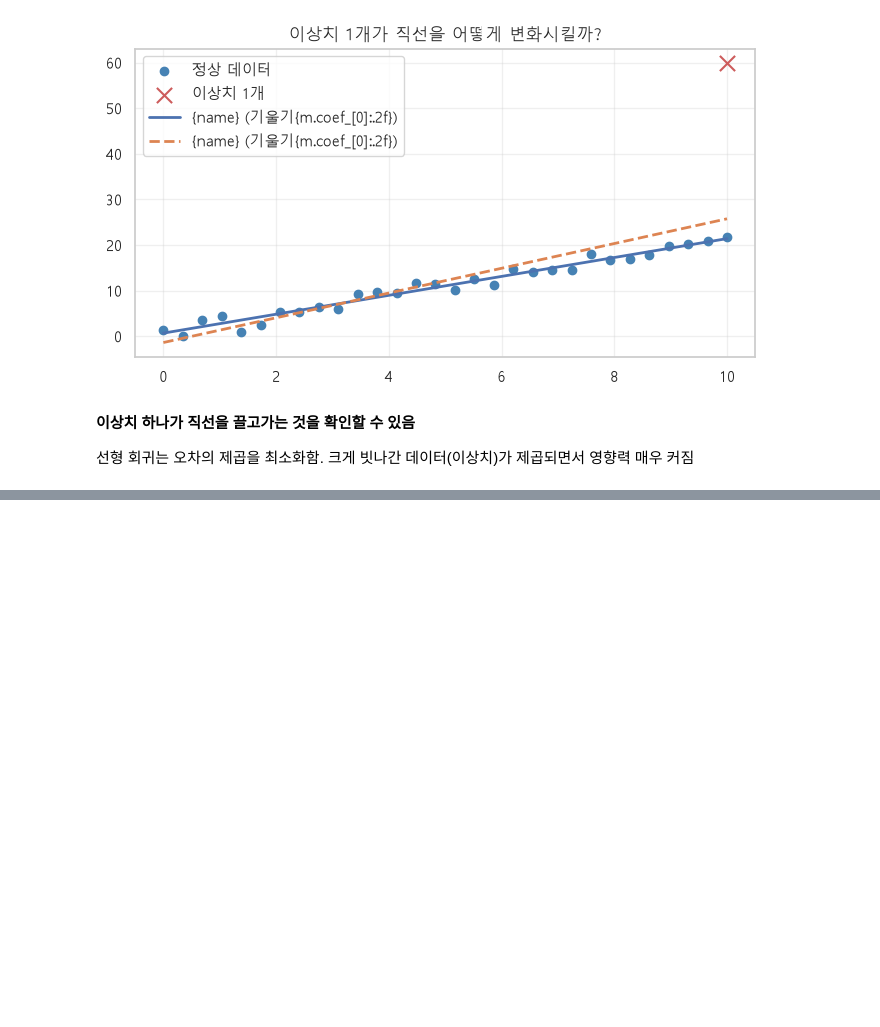
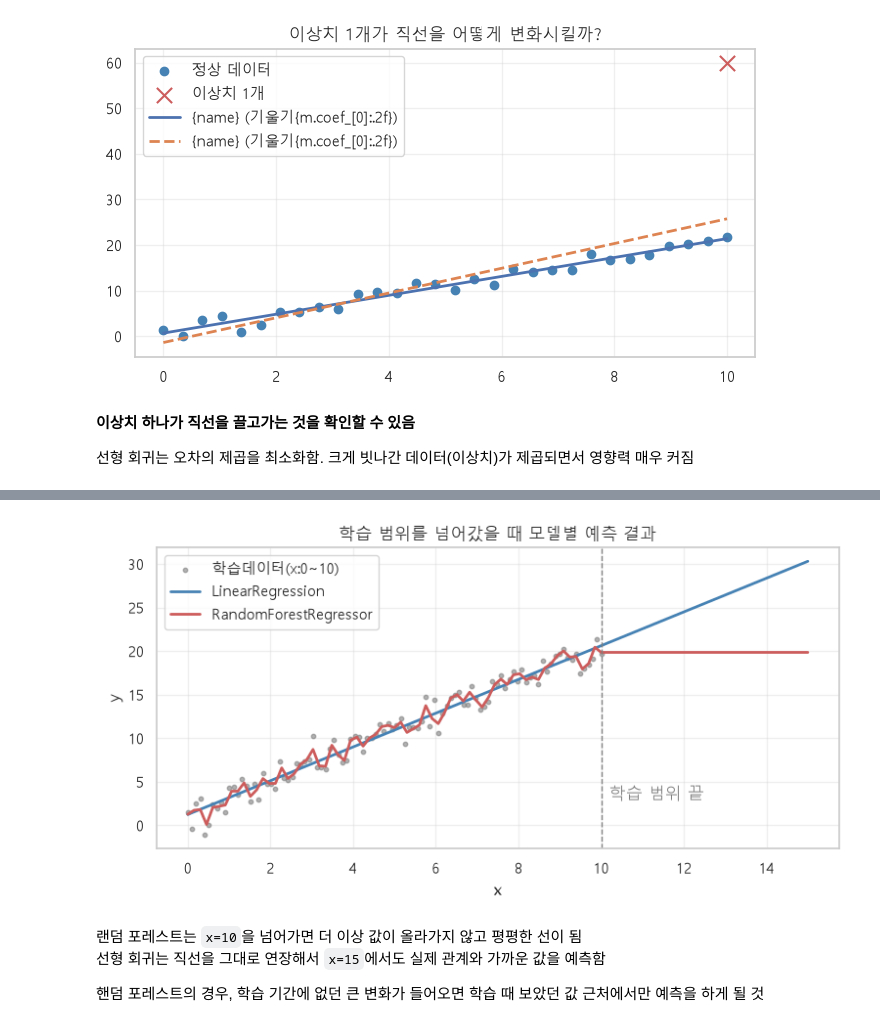
Before and after one commit to seoyeonbag45-spec/6_Python, a Jupyter notebook: 12_ml/04_regression.ipynb, the cells around one changed output, grey strips where cells are left out. Drawn from its saved outputs; the diff is of its cells as text; code cells hidden in the pictures; blank space fills up the shorter version.

```diff
--- a/12_ml/04_regression.ipynb
+++ b/12_ml/04_regression.ipynb
@@ -209,0 +480,36 @@ plt.show()
+# %%
+# 학습 데이터 범위 : 0 ~ 15
+x_fit = np.linspace(0, 10, 100)
+
+# y = 2x + 1 (+노이즈)
+rng = np.random.default_rng(SEED)
+y_fit = 2 * x_fit + 1 + rng.normal(0, 1.5, 100)
+
+# 예측 데이터 범위 : 0 ~ 15
+x_new = np.linspace(0, 15, 100)
+
+lin_demo = LinearRegression().fit(x_fit.reshape(-1,1), y_fit)
+rf_demo = RandomForestRegressor(n_estimators=100, random_state=SEED).fit(x_fit.reshape(-1,1), y_fit)
+
+fig, ax = plt.subplots(figsize=(9,4))
+
+ax.scatter(x_fit, y_fit, s=10, color="gray", alpha=0.6, label="학습데이터(x:0~10)")
+ax.plot(x_new, lin_demo.predict(x_new.reshape(-1, 1)), color="steelblue", lw=2, label="LinearRegression")
+ax.plot(x_new, rf_demo.predict(x_new.reshape(-1, 1)), color="indianred", lw=2, label="RandomForestRegressor")
+ax.axvline(10, color="gray", ls="--", lw=1)
+ax.text(10.2, 3, "학습 범위 끝", color="gray")
+
+ax.set_xlabel("x")
+ax.set_ylabel("y")
+ax.set_title("학습 범위를 넘어갔을 때 모델별 예측 결과")
+ax.legend()
+ax.grid(alpha=0.3)
+
+plt.show()
+# %% [output]
+[figure, added]
+# %% [markdown]
+랜덤 포레스트는 `x=10`을 넘어가면 더 이상 값이 올라가지 않고 평평한 선이 됨\
+선형 회귀는 직선을 그대로 연장해서 `x=15`에서도 실제 관계와 가까운 값을 예측함
+
+핸덤 포레스트의 경우, 학습 기간에 없던 큰 변화가 들어오면 학습 때 보았던 값 근처에서만 예측을 하게 될 것
```
Also changed, not shown: parts of 14 cells of this notebook.
